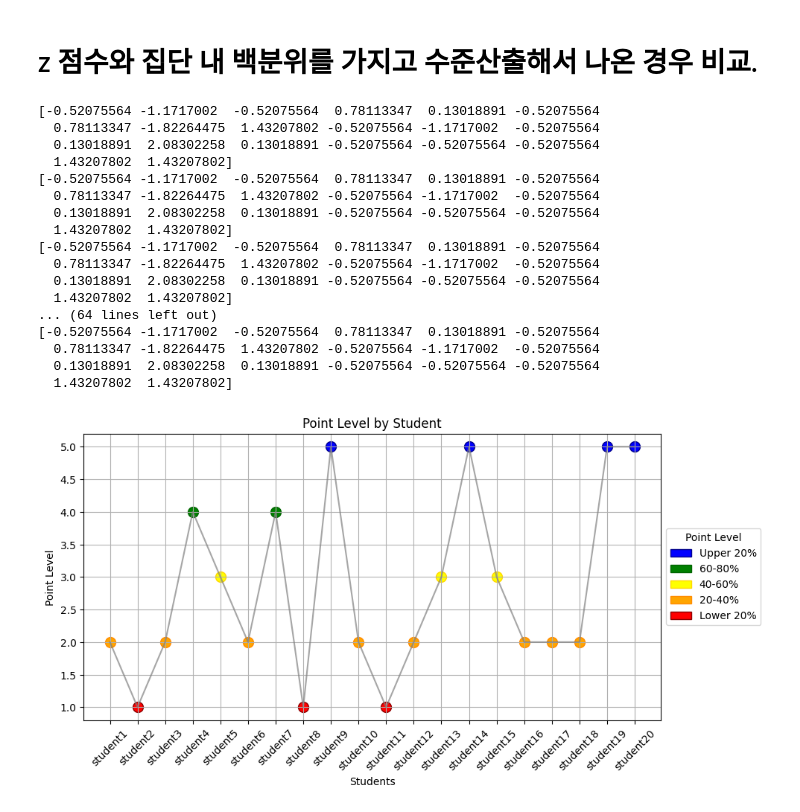
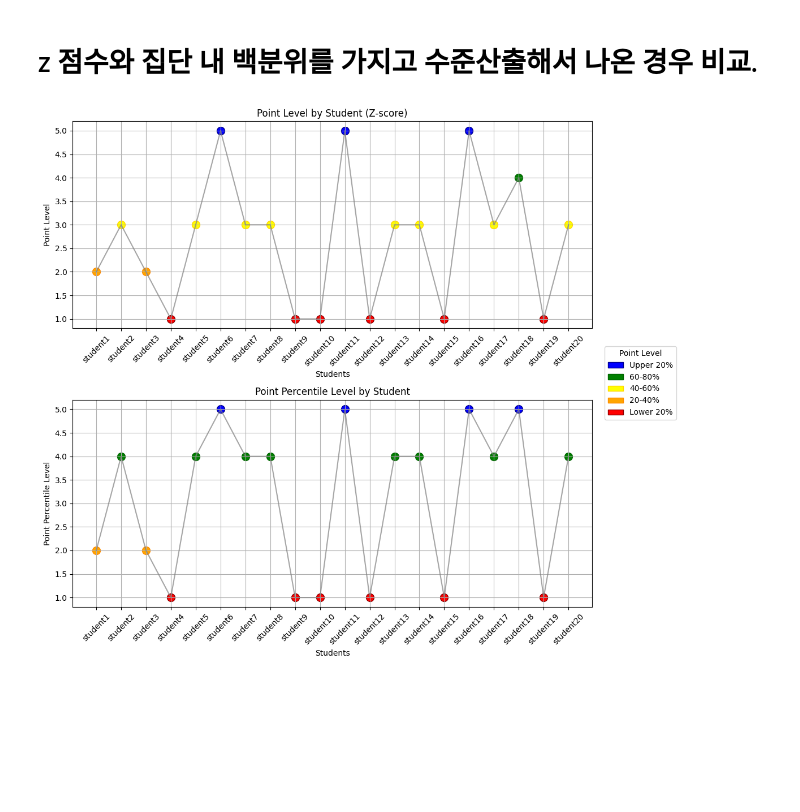
Before and after one commit to Byumin/peer, a Jupyter notebook: standard.ipynb, the cells around one changed output. Saved outputs shown, nothing was run; the diff lists cells and outputs as text; code cells hidden in the pictures; blank space fills up the shorter version.

```diff
--- a/standard.ipynb
+++ b/standard.ipynb
@@ -442,67 +419,62 @@ plt.show()
 # %% [markdown]
 # z 점수와 집단 내 백분위를 가지고 수준산출해서 나온 경우 비교.
 # %%
-# 학생 1부터 20까지 X축
-# 비율 점수를 Y축
-# 꺽은선 그래프 시각화
 students = point_df['student_designation'].unique().tolist()
-item = ['PN4', 'PN5']
-scores = [point_z_level_score(point_df, item, student) for student in students]
+#item = ['PN1']
+#item = ['PN2', 'PN3']
+#item = ['PN4', 'PN5']
+#item = ['PN6', 'PN7']
+item = ['PN8', 'PN9']
+scores_z = [point_z_level_score(point_df, item, student) for student in students]
+scores_per = [point_per_level_score(point_df, item, student) for student in students]
 
 # 점수에 따른 색상 맵핑
 inner_colors = {1: 'red', 2: 'orange', 3: 'yellow', 4: 'green', 5: 'blue'}
 border_colors = {1: 'darkred', 2: 'darkorange', 3: 'gold', 4: 'darkgreen', 5: 'darkblue'}
 
-# 꺾은선 그래프
-plt.figure(figsize=(10, 5))
-plt.plot(students, scores, linestyle='-', color='gray', alpha=0.7, label="Point Level Score")
+# 서브플롯 생성
+fig, axes = plt.subplots(nrows=2, ncols=1, figsize=(10, 10))
 
-# 점 개별 색상 적용
+# 첫 번째 그래프 z score 기반
+axes[0].plot(students, scores_z, linestyle='-', color='gray', alpha=0.7, label="Point Level Score")
 for i, student in enumerate(students):
-    plt.scatter(student, scores[i], s=100,
-                facecolors=inner_colors[scores[i]],
-                edgecolors=border_colors[scores[i]],
-                linewidth=1, marker='o')
+    axes[0].scatter(student, scores_z[i], s=100,
+                    facecolors=inner_colors[scores_z[i]],
+                    edgecolors=border_colors[scores_z[i]],
+                    linewidth=1, marker='o')
+axes[0].set_xlabel("Students")
+axes[0].set_ylabel("Point Level")
+axes[0].set_title("Point Level by Student (Z-score)")
+axes[0].tick_params(axis='x', rotation=45)
+axes[0].grid(True)
 
-plt.xlabel("Students")
-plt.ylabel("Point Level")
-plt.title("Point Level by Student")
-plt.xticks(rotation=45)
-plt.grid(True)
+# 두 번째 그래프 per score 기반
+axes[1].plot(students, scores_per, linestyle='-', color='gray', alpha=0.7, label="Point Level Score")
+for i, student in enumerate(students):
+    axes[1].scatter(student, scores_per[i], s=100,
+                    facecolors=inner_colors[scores_per[i]],
+                    edgecolors=border_colors[scores_per[i]],
+                    linewidth=1, marker='o')
+axes[1].set_xlabel("Students")
+axes[1].set_ylabel("Point Percentile Level")
+axes[1].set_title("Point Percentile Level by Student")
+axes[1].tick_params(axis='x', rotation=45)
+axes[1].grid(True)
 
 # 수동 범례 추가
-from matplotlib.patches import Patch
-
 legend_elements = [
     Patch(facecolor='blue', edgecolor='darkblue', label="Upper 20%"),
     Patch(facecolor='green', edgecolor='darkgreen', label="60-80%"),
     Patch(facecolor='yellow', edgecolor='gold', label="40-60%"),
     Patch(facecolor='orange', edgecolor='darkorange', label="20-40%"),
     Patch(facecolor='red', edgecolor='darkred', label="Lower 20%")
 ]
 
-plt.legend(handles=legend_elements, loc="center left", title="Point Level", bbox_to_anchor=(1, 0.5))
+# 범례를 그래프 바깥에 배치
+fig.legend(handles=legend_elements, loc="center left", title="Point Level", bbox_to_anchor=(1, 0.5))
 
+# 레이아웃 조정 및 출력
+plt.tight_layout()
 plt.show()
-
-# y축 범위가 1에서 5점이기 때문에 정적
-# 드라마틱하게 산출
 # %% [output]
-[-0.52075564 -1.1717002  -0.52075564  0.78113347  0.13018891 -0.52075564
-  0.78113347 -1.82264475  1.43207802 -0.52075564 -1.1717002  -0.52075564
-  0.13018891  2.08302258  0.13018891 -0.52075564 -0.52075564 -0.52075564
-  1.43207802  1.43207802]
-[-0.52075564 -1.1717002  -0.52075564  0.78113347  0.13018891 -0.52075564
-  0.78113347 -1.82264475  1.43207802 -0.52075564 -1.1717002  -0.52075564
-  0.13018891  2.08302258  0.13018891 -0.52075564 -0.52075564 -0.52075564
-  1.43207802  1.43207802]
-[-0.52075564 -1.1717002  -0.52075564  0.78113347  0.13018891 -0.52075564
-  0.78113347 -1.82264475  1.43207802 -0.52075564 -1.1717002  -0.52075564
-  0.13018891  2.08302258  0.13018891 -0.52075564 -0.52075564 -0.52075564
-  1.43207802  1.43207802]
-... (64 lines left out)
-[-0.52075564 -1.1717002  -0.52075564  0.78113347  0.13018891 -0.52075564
-  0.78113347 -1.82264475  1.43207802 -0.52075564 -1.1717002  -0.52075564
-  0.13018891  2.08302258  0.13018891 -0.52075564 -0.52075564 -0.52075564
-  1.43207802  1.43207802]
-[figure, old version]
+[figure, new version]
```
Also changed, not shown: parts of 10 cells of this notebook.
